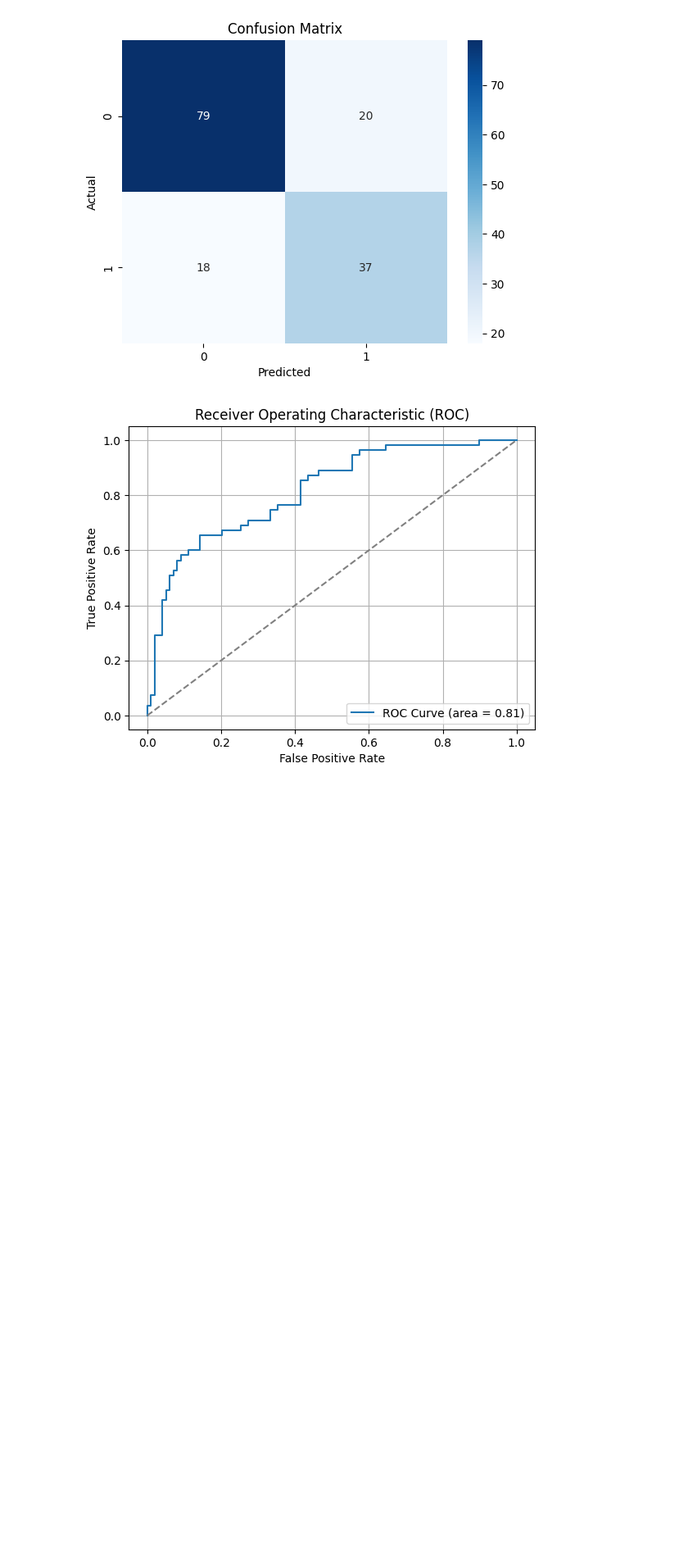
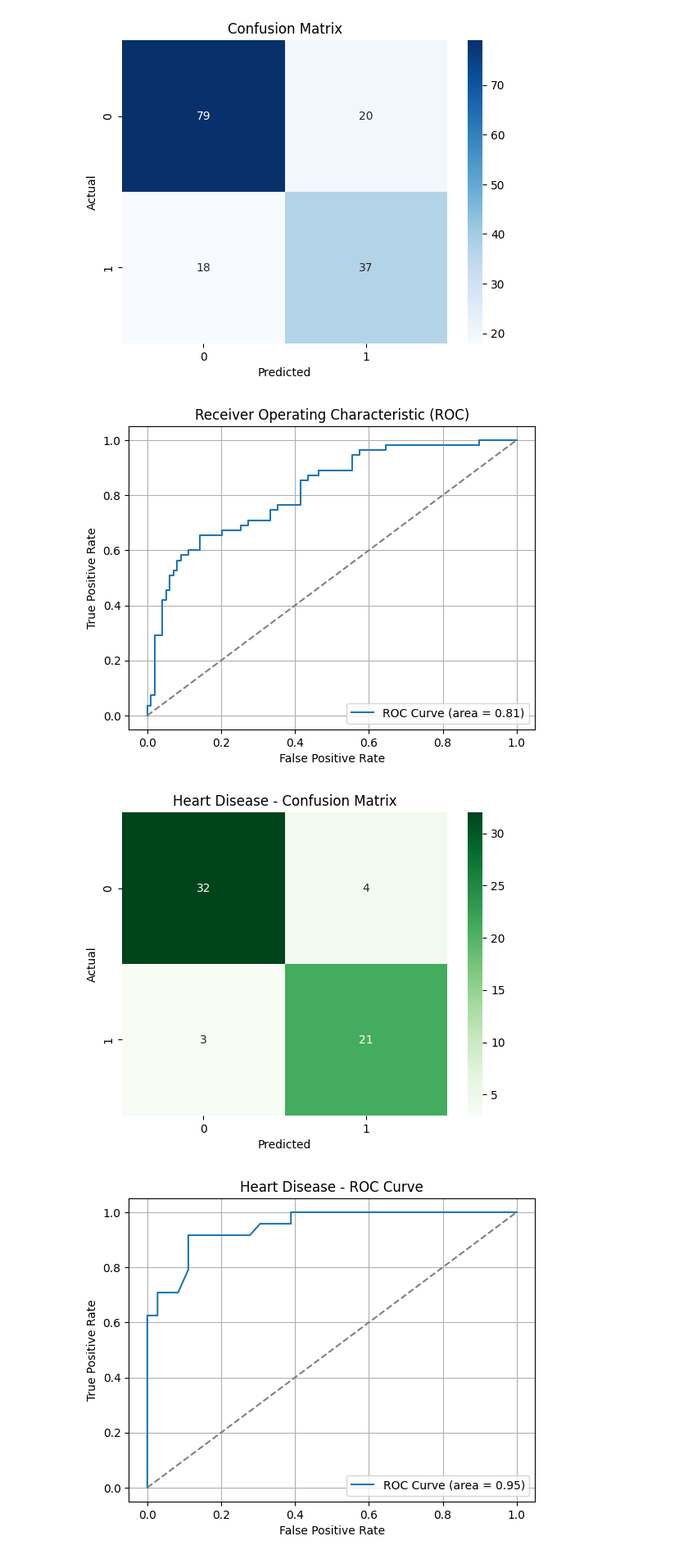
Before and after one commit to KSxTECHFUSION/Arogyam-AI-Health-Assistant, a Jupyter notebook: notebooks/model_visualization.ipynb, the cells around one changed output. Shown at 82% size. Cells and saved outputs as stored; diff of their text form; code cells hidden in the pictures; blank space fills up the shorter version.

Commit message:
Update notebook to visualize performance of heart disease prediction model using ROC curve and confusion matrix
This update adds visual evaluation using ROC curve and confusion matrix for heart disease model.

```diff
--- a/notebooks/model_visualization.ipynb
+++ b/notebooks/model_visualization.ipynb
@@ -49,3 +49,74 @@ plt.grid()
 plt.show()
 # %% [output]
 [figure]
+# %%
+# Data and Plotting Libraries
+import pandas as pd
+import numpy as np
+import matplotlib.pyplot as plt
+import seaborn as sns
+
+# Scikit-learn Utilities
+from sklearn.model_selection import train_test_split
+from sklearn.preprocessing import StandardScaler
+from sklearn.linear_model import LogisticRegression
+from sklearn.ensemble import RandomForestClassifier
+from sklearn.metrics import (
+    accuracy_score,
+    confusion_matrix,
+    classification_report,
+    roc_curve,
+    auc,
+    ConfusionMatrixDisplay
+)
+
+# For Saving Models
+import joblib
+
+# Optional: Clean display
+import warnings
+warnings.filterwarnings('ignore')
+
+# Matplotlib Inline for Jupyter (only needed inside notebooks)
+%matplotlib inline
+# Load cleaned heart dataset
+df_heart = pd.read_csv('../data/processed/heart_cleaned.csv')
+X_heart = df_heart.drop('target', axis=1)
+y_heart = df_heart['target']
+
+# Scale and split
+scaler_heart = StandardScaler()
+X_heart_scaled = scaler_heart.fit_transform(X_heart)
+X_train_h, X_test_h, y_train_h, y_test_h = train_test_split(X_heart_scaled, y_heart, test_size=0.2, random_state=42)
+
+# Train model (use the same as in training: RandomForestClassifier)
+from sklearn.ensemble import RandomForestClassifier
+model_heart = RandomForestClassifier(n_estimators=100, random_state=42)
+model_heart.fit(X_train_h, y_train_h)
+y_pred_h = model_heart.predict(X_test_h)
+y_proba_h = model_heart.predict_proba(X_test_h)[:, 1]
+
+# Confusion Matrix
+cm_h = confusion_matrix(y_test_h, y_pred_h)
+sns.heatmap(cm_h, annot=True, fmt="d", cmap="Greens")
+plt.title("Heart Disease - Confusion Matrix")
+plt.xlabel("Predicted")
+plt.ylabel("Actual")
+plt.show()
+
+# ROC Curve
+fpr_h, tpr_h, _ = roc_curve(y_test_h, y_proba_h)
+roc_auc_h = auc(fpr_h, tpr_h)
+
+plt.figure()
+plt.plot(fpr_h, tpr_h, label='ROC Curve (area = %0.2f)' % roc_auc_h)
+plt.plot([0, 1], [0, 1], linestyle='--', color='gray')
+plt.xlabel('False Positive Rate')
+plt.ylabel('True Positive Rate')
+plt.title('Heart Disease - ROC Curve')
+plt.legend(loc='lower right')
+plt.grid()
+plt.show()
+# %% [output]
+[figure, added]
+[figure, added]
```
